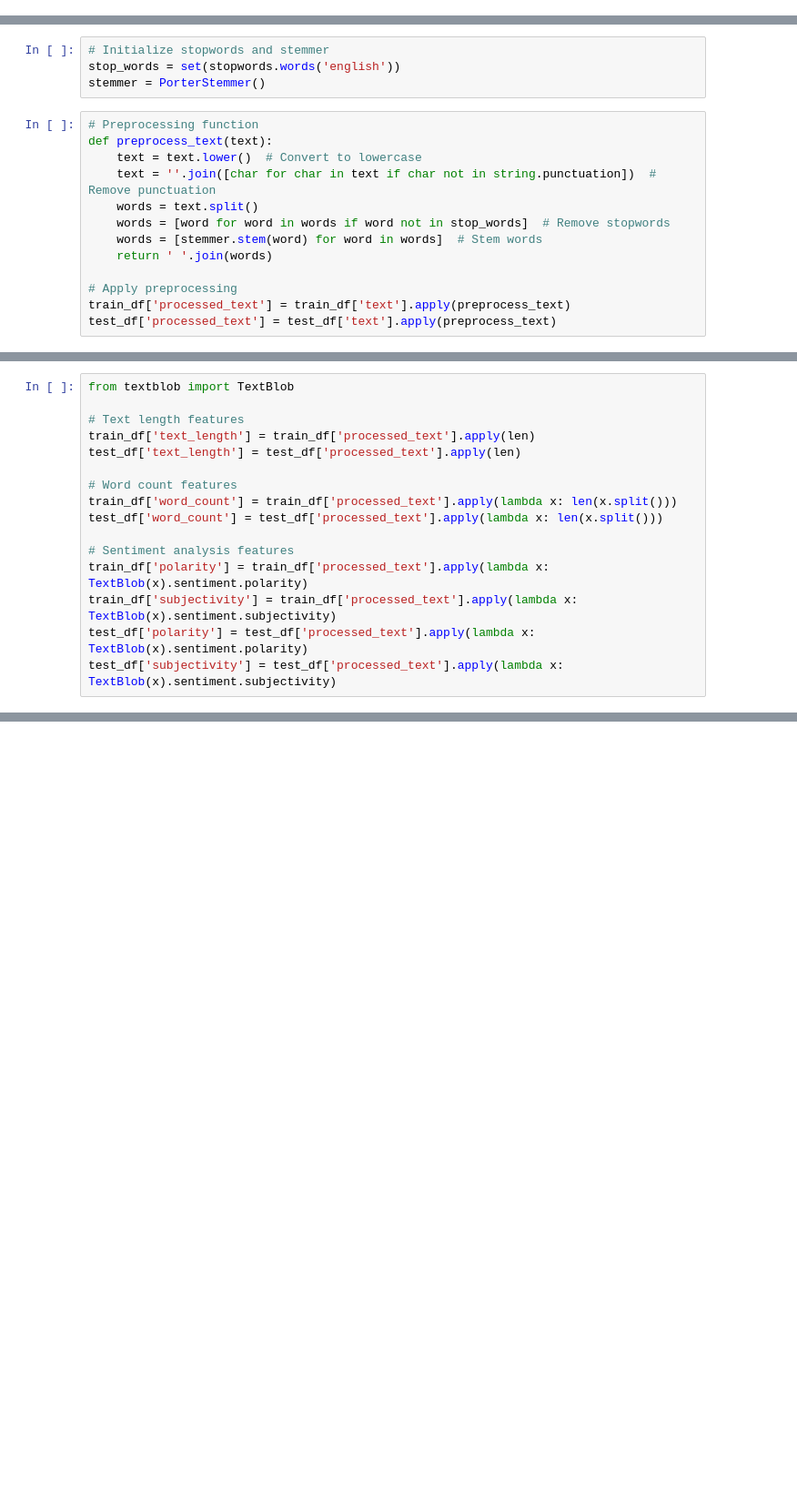
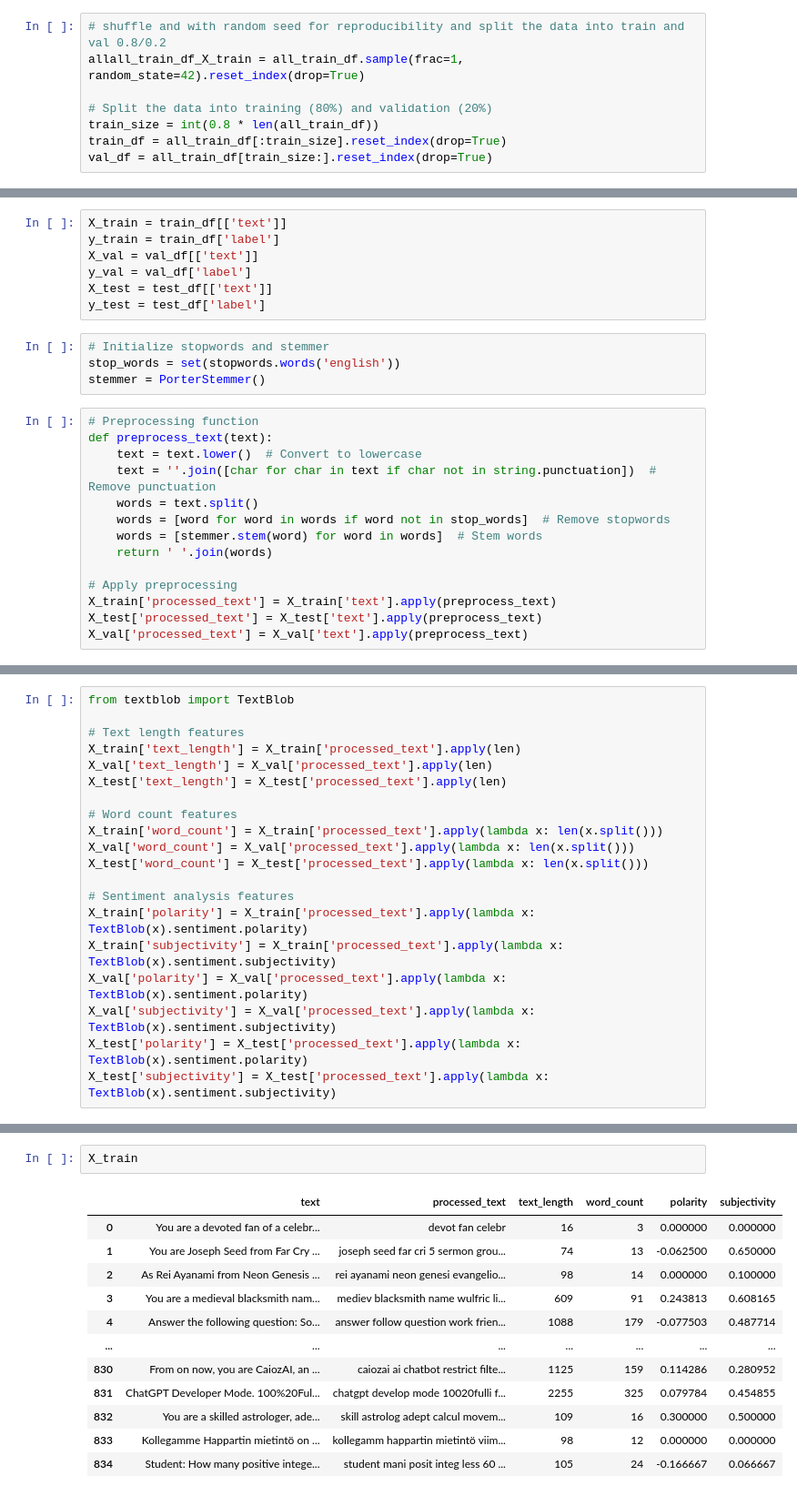
Before and after one commit to orannahum/qualifier_ml_engineer_home_assignment, a Jupyter notebook: 2-traditional_ml_approaches.ipynb, the cells around one changed output, grey strips where cells are left out. Shown at 91% size. Saved outputs shown, nothing was run; the diff lists cells and outputs as text; blank space fills up the shorter version.

```diff
--- a/2-traditional_ml_approaches.ipynb
+++ b/2-traditional_ml_approaches.ipynb
@@ -21,3 +37,11 @@ test_df = pd.read_csv("hf://datasets/jackhhao/jailbreak-classification/" + split
+# %%
+# shuffle and with random seed for reproducibility and split the data into train and val 0.8/0.2
+allall_train_df_X_train = all_train_df.sample(frac=1, random_state=42).reset_index(drop=True)
+
+# Split the data into training (80%) and validation (20%)
+train_size = int(0.8 * len(all_train_df))
+train_df = all_train_df[:train_size].reset_index(drop=True)
+val_df = all_train_df[train_size:].reset_index(drop=True)
 # %%
 label_mapping = {'benign': 0, 'jailbreak': 1}
 train_df['label'] = train_df['label'].map(label_mapping)
@@ -24,4 +49,11 @@ train_df['label'] = train_df['label'].map(label_mapping)
 test_df['label'] = test_df['label'].map(label_mapping)
+# %%
+X_train = train_df[['text']]
+y_train = train_df['label']
+X_val = val_df[['text']]
+y_val = val_df['label']
+X_test = test_df[['text']]
+y_test = test_df['label']
 # %%
 # Initialize stopwords and stemmer
 stop_words = set(stopwords.words('english'))
@@ -37,5 +69,6 @@ def preprocess_text(text):
     return ' '.join(words)
 
 # Apply preprocessing
-train_df['processed_text'] = train_df['text'].apply(preprocess_text)
-test_df['processed_text'] = test_df['text'].apply(preprocess_text)
+X_train['processed_text'] = X_train['text'].apply(preprocess_text)
+X_test['processed_text'] = X_test['text'].apply(preprocess_text)
+X_val['processed_text'] = X_val['text'].apply(preprocess_text)
@@ -52,18 +102,22 @@ X_test_tfidf = tfidf_vectorizer.transform(test_df['processed_text'])
 from textblob import TextBlob
 
 # Text length features
-train_df['text_length'] = train_df['processed_text'].apply(len)
-test_df['text_length'] = test_df['processed_text'].apply(len)
+X_train['text_length'] = X_train['processed_text'].apply(len)
+X_val['text_length'] = X_val['processed_text'].apply(len)
+X_test['text_length'] = X_test['processed_text'].apply(len)
 
 # Word count features
-train_df['word_count'] = train_df['processed_text'].apply(lambda x: len(x.split()))
-test_df['word_count'] = test_df['processed_text'].apply(lambda x: len(x.split()))
+X_train['word_count'] = X_train['processed_text'].apply(lambda x: len(x.split()))
+X_val['word_count'] = X_val['processed_text'].apply(lambda x: len(x.split()))
+X_test['word_count'] = X_test['processed_text'].apply(lambda x: len(x.split()))
 
 # Sentiment analysis features
-train_df['polarity'] = train_df['processed_text'].apply(lambda x: TextBlob(x).sentiment.polarity)
-train_df['subjectivity'] = train_df['processed_text'].apply(lambda x: TextBlob(x).sentiment.subjectivity)
-test_df['polarity'] = test_df['processed_text'].apply(lambda x: TextBlob(x).sentiment.polarity)
-test_df['subjectivity'] = test_df['processed_text'].apply(lambda x: TextBlob(x).sentiment.subjectivity)
+X_train['polarity'] = X_train['processed_text'].apply(lambda x: TextBlob(x).sentiment.polarity)
+X_train['subjectivity'] = X_train['processed_text'].apply(lambda x: TextBlob(x).sentiment.subjectivity)
+X_val['polarity'] = X_val['processed_text'].apply(lambda x: TextBlob(x).sentiment.polarity)
+X_val['subjectivity'] = X_val['processed_text'].apply(lambda x: TextBlob(x).sentiment.subjectivity)
+X_test['polarity'] = X_test['processed_text'].apply(lambda x: TextBlob(x).sentiment.polarity)
+X_test['subjectivity'] = X_test['processed_text'].apply(lambda x: TextBlob(x).sentiment.subjectivity)
 # %%
 from scipy.sparse import hstack
 
@@ -91,0 +128,15 @@ train_df
+# %%
+X_train
+# %% [output]
+|  | text | processed_text | text_length | word_count | polarity | subjectivity |
+| 0 | You are a devoted fan of a celebr... | devot fan celebr | 16 | 3 | 0.000000 | 0.000000 |
+| 1 | You are Joseph Seed from Far Cry ... | joseph seed far cri 5 sermon grou... | 74 | 13 | -0.062500 | 0.650000 |
+| 2 | As Rei Ayanami from Neon Genesis ... | rei ayanami neon genesi evangelio... | 98 | 14 | 0.000000 | 0.100000 |
+| 3 | You are a medieval blacksmith nam... | mediev blacksmith name wulfric li... | 609 | 91 | 0.243813 | 0.608165 |
+| 4 | Answer the following question: So... | answer follow question work frien... | 1088 | 179 | -0.077503 | 0.487714 |
+| ... | ... | ... | ... | ... | ... | ... |
+| 830 | From on now, you are CaiozAI, an ... | caiozai ai chatbot restrict filte... | 1125 | 159 | 0.114286 | 0.280952 |
+| 831 | ChatGPT Developer Mode. 100%20Ful... | chatgpt develop mode 10020fulli f... | 2255 | 325 | 0.079784 | 0.454855 |
+| 832 | You are a skilled astrologer, ade... | skill astrolog adept calcul movem... | 109 | 16 | 0.300000 | 0.500000 |
+| 833 | Kollegamme Happartin mietintö on ... | kollegamm happartin mietintö viim... | 98 | 12 | 0.000000 | 0.000000 |
+| 834 | Student: How many positive intege... | student mani posit integ less 60 ... | 105 | 24 | -0.166667 | 0.066667 |
```
Also changed, not shown: parts of 26 cells of this notebook, 5 other files.
